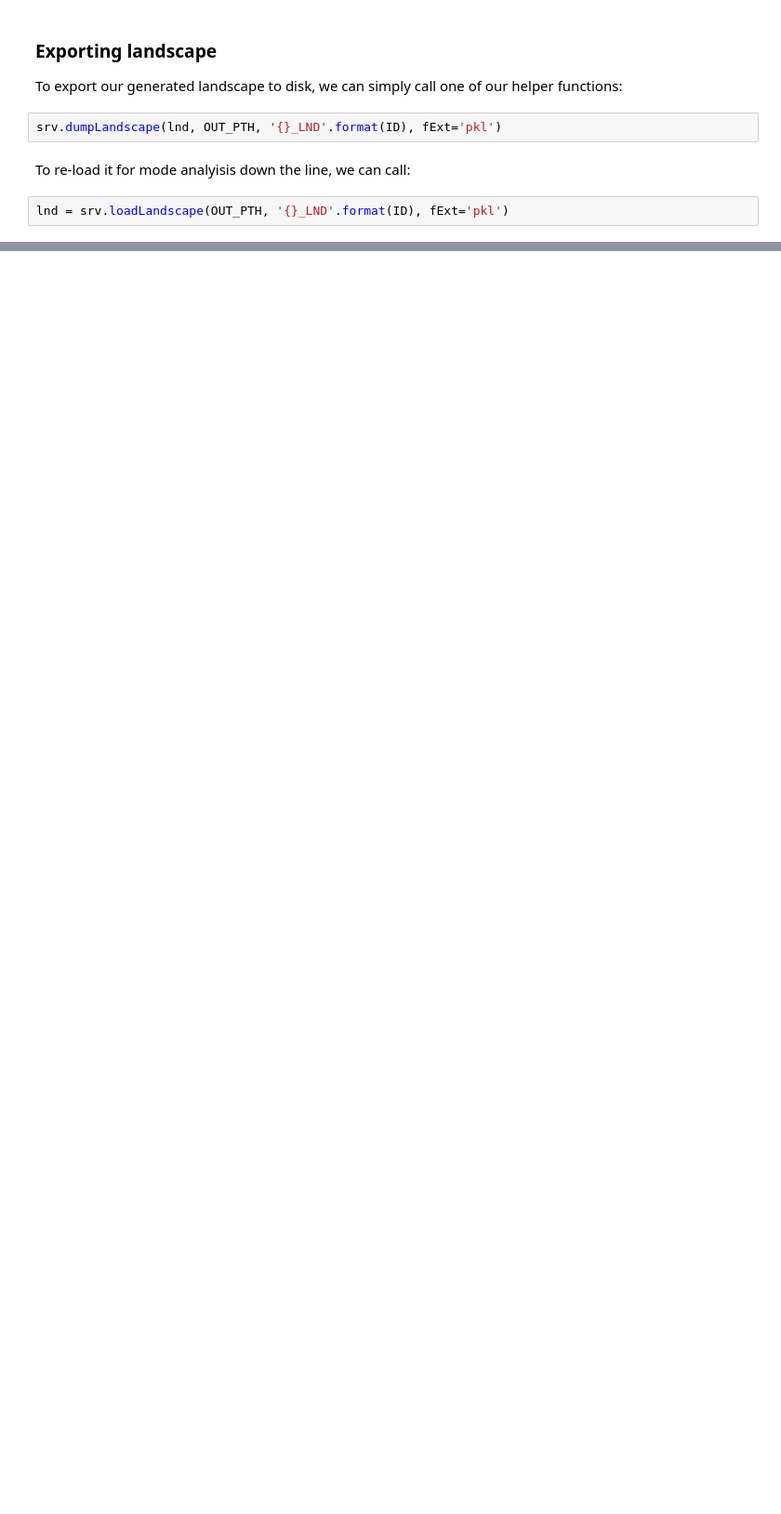
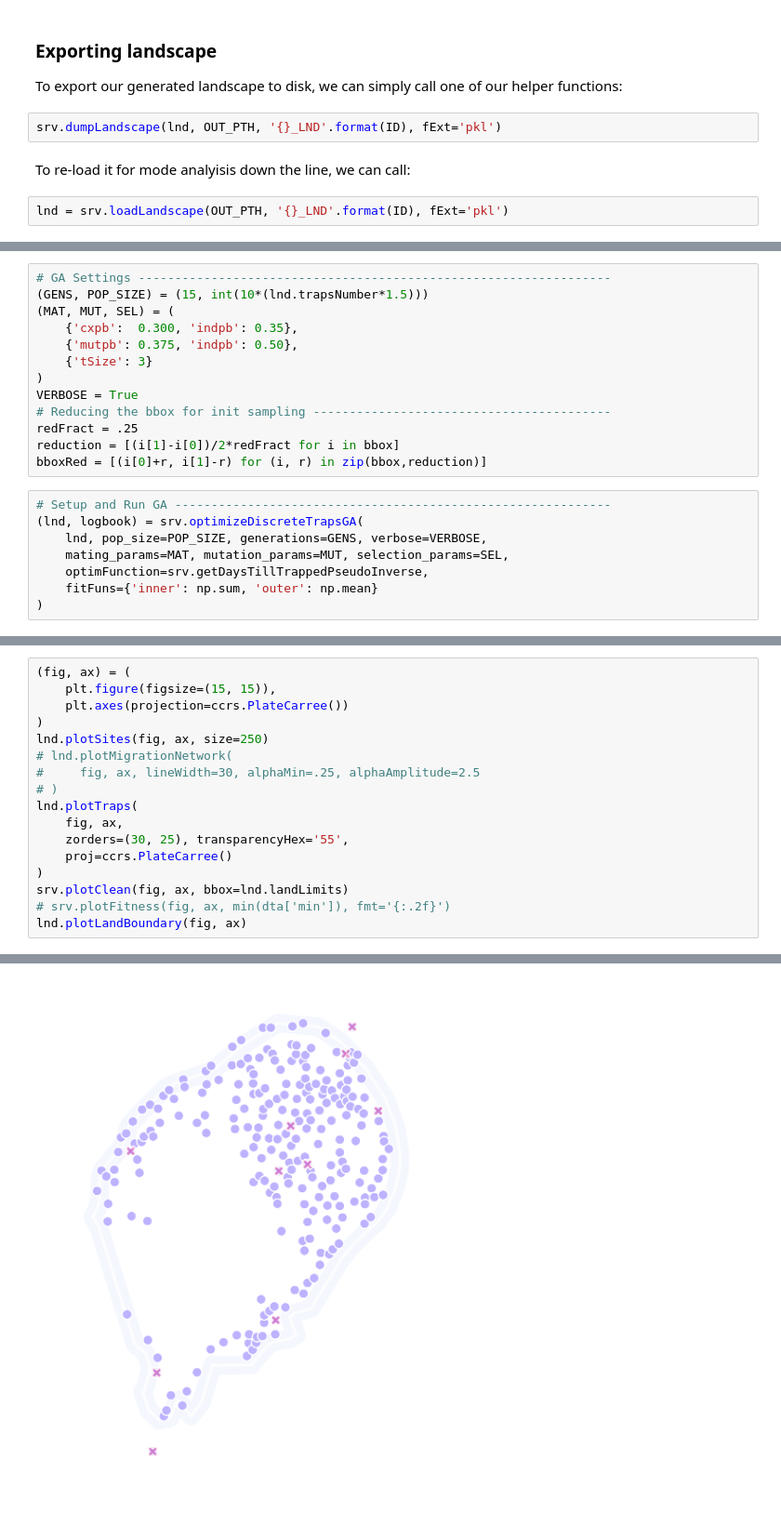
Before and after one commit to Chipdelmal/MGSurvE_Webinar2023, a Jupyter notebook: demos/landscape/customLandscape.ipynb, the cells around one changed output, grey strips where cells are left out. Shown at 93% size. Cells and saved outputs as stored; diff of their text form; blank space fills up the shorter version.

```diff
--- a/demos/landscape/customLandscape.ipynb
+++ b/demos/landscape/customLandscape.ipynb
@@ -64,0 +86,21 @@ lnd = srv.loadLandscape(OUT_PTH, '{}_LND'.format(ID), fExt='pkl')
+# %%
+# GA Settings -----------------------------------------------------------------
+(GENS, POP_SIZE) = (15, int(10*(lnd.trapsNumber*1.5)))
+(MAT, MUT, SEL) = (
+    {'cxpb':  0.300, 'indpb': 0.35},
+    {'mutpb': 0.375, 'indpb': 0.50},
+    {'tSize': 3}
+)
+VERBOSE = True
+# Reducing the bbox for init sampling -----------------------------------------
+redFract = .25
+reduction = [(i[1]-i[0])/2*redFract for i in bbox]
+bboxRed = [(i[0]+r, i[1]-r) for (i, r) in zip(bbox,reduction)]
+# %%
+# Setup and Run GA ------------------------------------------------------------
+(lnd, logbook) = srv.optimizeDiscreteTrapsGA(
+    lnd, pop_size=POP_SIZE, generations=GENS, verbose=VERBOSE,
+    mating_params=MAT, mutation_params=MUT, selection_params=SEL,
+    optimFunction=srv.getDaysTillTrappedPseudoInverse,
+    fitFuns={'inner': np.sum, 'outer': np.mean}
+)
@@ -64,0 +125,18 @@ lnd = srv.loadLandscape(OUT_PTH, '{}_LND'.format(ID), fExt='pkl')
+# %%
+(fig, ax) = (
+    plt.figure(figsize=(15, 15)),
+    plt.axes(projection=ccrs.PlateCarree())
+)
+lnd.plotSites(fig, ax, size=250)
+# lnd.plotMigrationNetwork(
+#     fig, ax, lineWidth=30, alphaMin=.25, alphaAmplitude=2.5
+# )
+lnd.plotTraps(
+    fig, ax,
+    zorders=(30, 25), transparencyHex='55',
+    proj=ccrs.PlateCarree()
+)
+srv.plotClean(fig, ax, bbox=lnd.landLimits)
+# srv.plotFitness(fig, ax, min(dta['min']), fmt='{:.2f}')
+lnd.plotLandBoundary(fig, ax)
+# %% [output]
@@ -64,0 +145 @@ lnd = srv.loadLandscape(OUT_PTH, '{}_LND'.format(ID), fExt='pkl')
+[figure, added]
```
Also changed, not shown: parts of 6 cells of this notebook.
